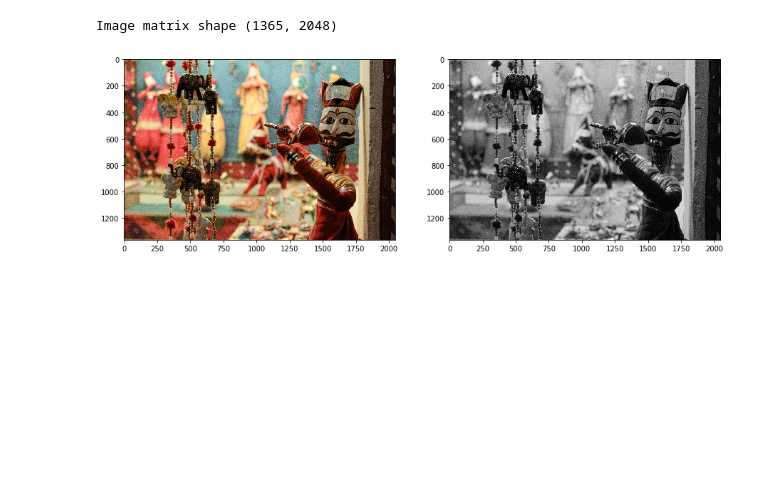
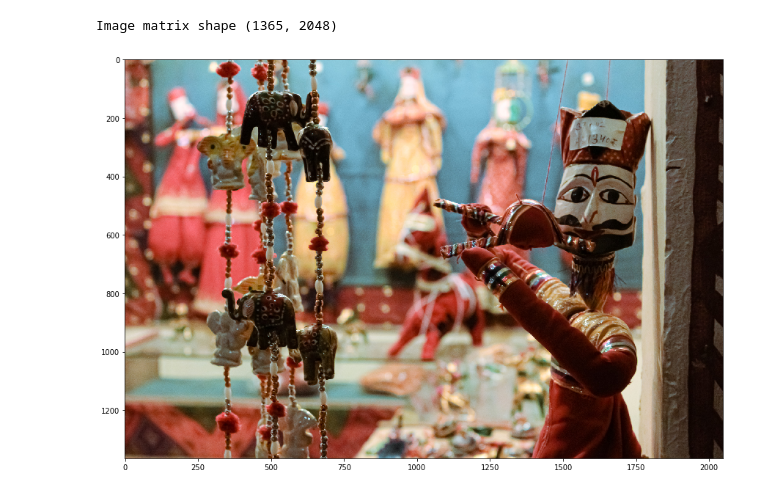
Before and after one commit to thisisashukla/computer-vision, a Jupyter notebook: 5_segmentation/02_contextual_techniques.ipynb, the cells around one changed output. Cells and saved outputs as stored; diff of their text form; code cells hidden in the pictures; blank space fills up the shorter version.

```diff
--- a/5_segmentation/02_contextual_techniques.ipynb
+++ b/5_segmentation/02_contextual_techniques.ipynb
@@ -29,12 +29,11 @@ print('Image matrix shape {}'.format(image_g.shape))
 # %% [output]
 Image matrix shape (1365, 2048)
 # %%
-f, ax = plt.subplots(1, 2, figsize = (15, 10))
-ax[0].imshow(image)
-ax[1].imshow(image_g, cmap = 'gray')
+f, ax = plt.subplots(1, 1, figsize = (15, 10))
+ax.imshow(image)
 plt.show()
 # %% [output]
-[figure, old version]
+[figure, new version]
 # %%
 image_data = image.reshape(image.shape[0]*image.shape[1], image.shape[2])
 imdf = pd.DataFrame(data = image_data, columns = ['r', 'g', 'b'])
```
Also changed, not shown: parts of 8 cells of this notebook, 2 other files.
